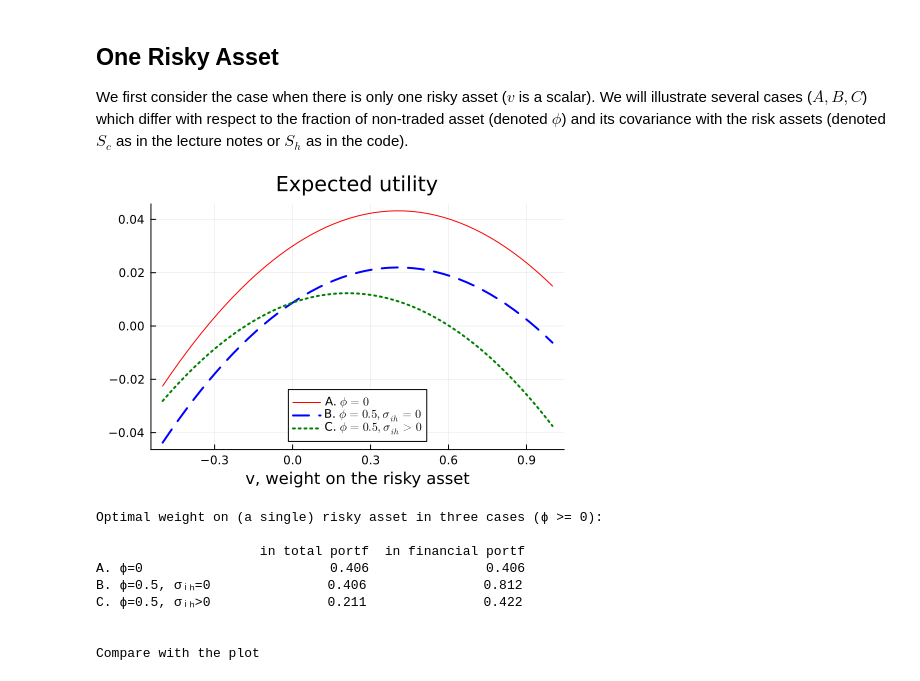
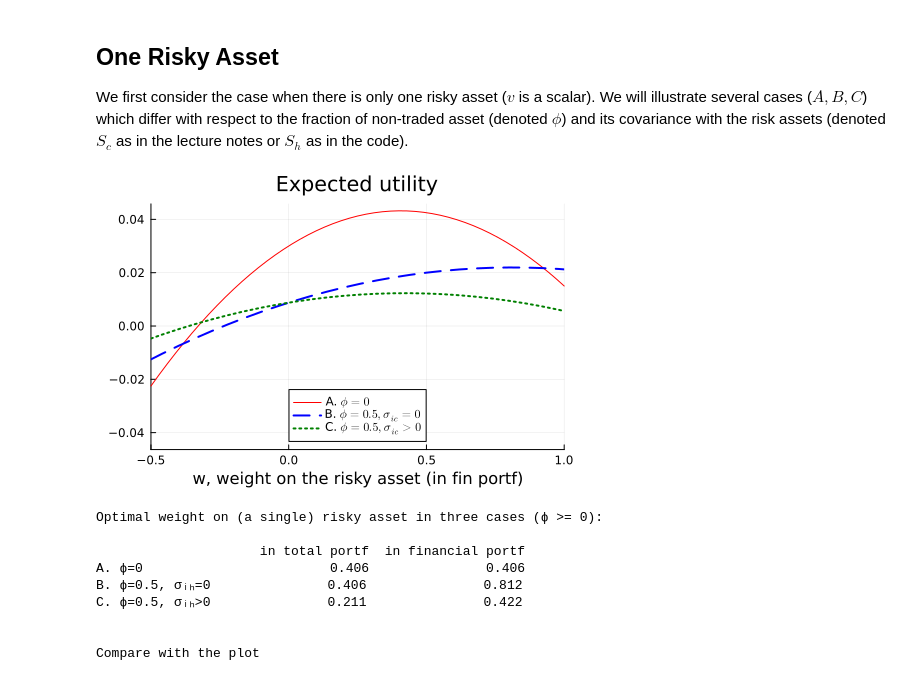
Before and after one commit to PaulSoderlind/FinancialTheoryMSc, a Jupyter notebook: Ch09_MultiFactorM.ipynb, the cells around one changed output. Cells and saved outputs as stored; diff of their text form; code cells hidden in the pictures.

```diff
--- a/Ch09_MultiFactorM.ipynb
+++ b/Ch09_MultiFactorM.ipynb
@@ -97,17 +81,18 @@ for i in 1:L
     EU_case_C[i] = EU(v_range[i],0.5,k,μᵉ,Σ,Sₕ_C,σₕₕ,μᵉₕ,Rf)   #ϕ>0, Sₕ>0
 end
 # %%
-p1 = plot( v_range,[EU_case_A EU_case_B EU_case_C],
+p1 = plot( [v_range v_range/(1-0.5) v_range/(1-0.5)],[EU_case_A EU_case_B EU_case_C],
            linecolor = [:red :blue :green],
            linestyle = [:solid :dash :dot],
            linewidth = [1 2 2],
-           label = [L"A. $\phi=0$" L"B. $\phi=0.5, \sigma_{ih}=0 $" L"C. $\phi=0.5, \sigma_{ih}>0$"],
+           label = [L"A. $\phi=0$" L"B. $\phi=0.5, \sigma_{ic}=0 $" L"C. $\phi=0.5, \sigma_{ic}>0$"],
+           xlims = (-0.5,1),
            legend = :bottom,
            title = "Expected utility",
-           xlabel = "v, weight on the risky asset" )
+           xlabel = "w, weight on the risky asset (in fin portf)" )
 display(p1)
 # %% [output]
-[figure, old version]
+[figure, new version]
 # %%
 (v_A,w_A) = PortFOpt(0,k,μᵉ,Σ,Sₕ_A)               #optimal portfolio choice
 (v_B,w_B) = PortFOpt(0.5,k,μᵉ,Σ,Sₕ_A)
```
Also changed, not shown: parts of 2 cells of this notebook.
